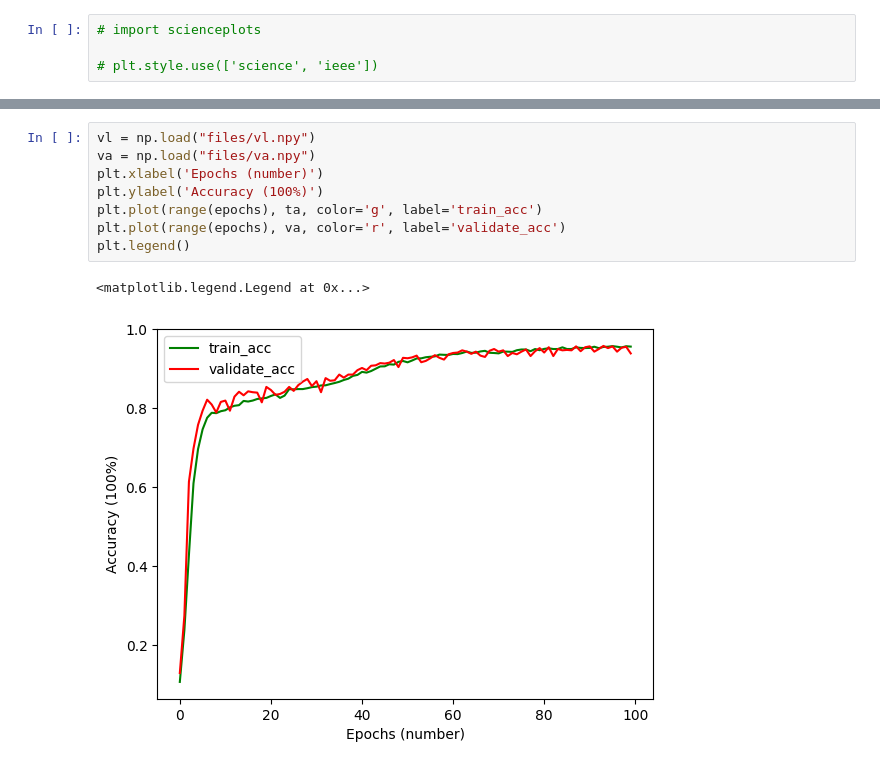
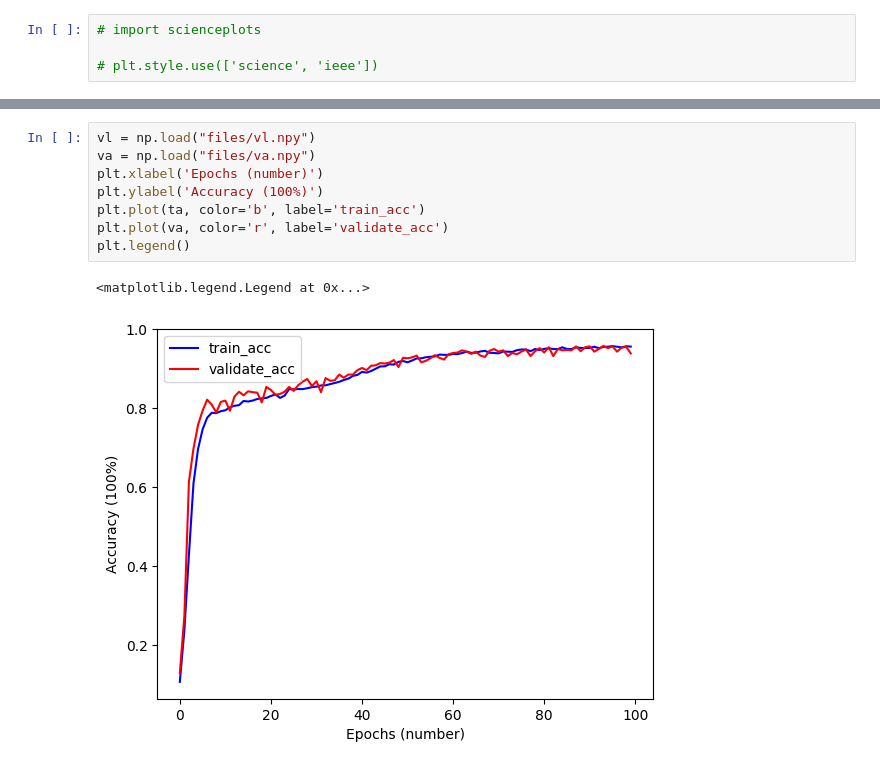
Before and after one commit to Languisher/Neural-Network-Project-202406, a Jupyter notebook: src/cnn-classification.ipynb, the cells around one changed output, grey strips where cells are left out. Saved outputs shown, nothing was run; the diff lists cells and outputs as text.

```diff
--- a/src/cnn-classification.ipynb
+++ b/src/cnn-classification.ipynb
@@ -448,11 +345,11 @@ plt.legend()
 # %%
 vl = np.load("files/vl.npy")
 va = np.load("files/va.npy")
 plt.xlabel('Epochs (number)')
 plt.ylabel('Accuracy (100%)')
-plt.plot(range(epochs), ta, color='g', label='train_acc')
-plt.plot(range(epochs), va, color='r', label='validate_acc')
+plt.plot(ta, color='b', label='train_acc')
+plt.plot(va, color='r', label='validate_acc')
 plt.legend()
 # %% [output]
 <matplotlib.legend.Legend at 0x...>
-[figure, old version]
+[figure, new version]
```
Also changed, not shown: parts of 19 cells of this notebook, 17 other files.
